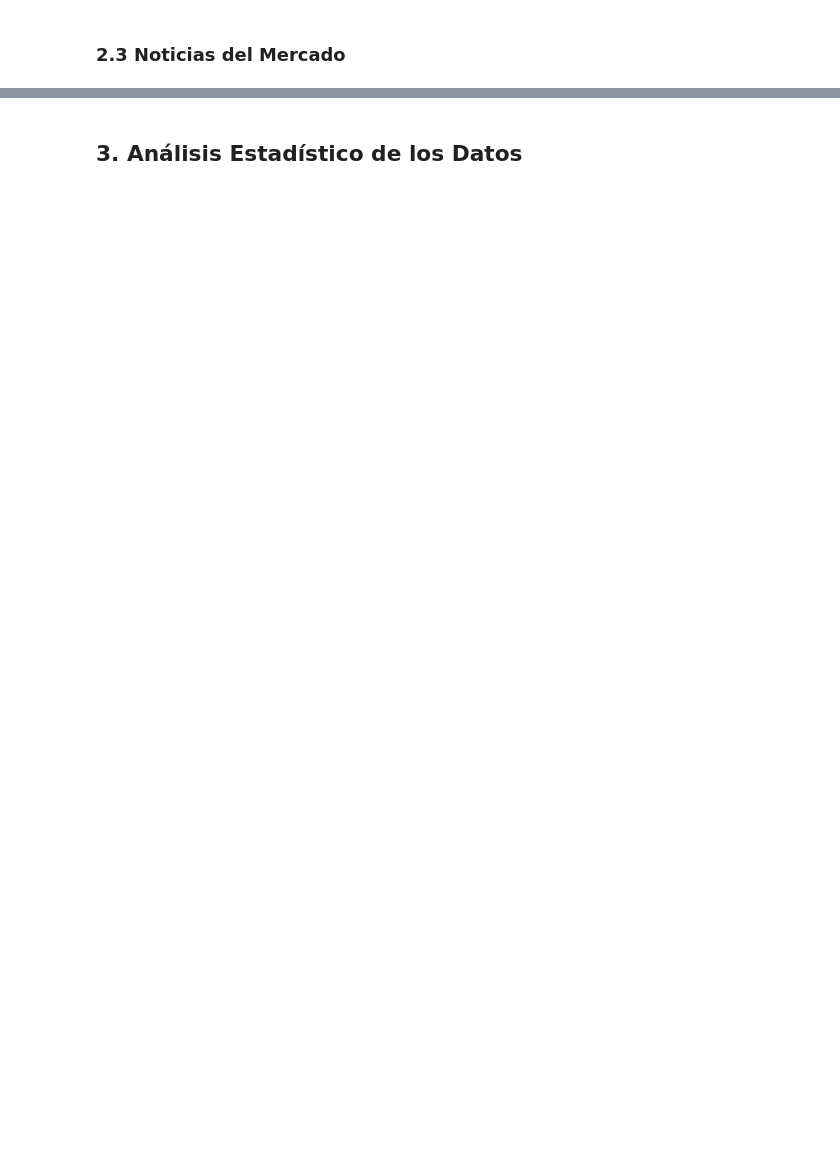
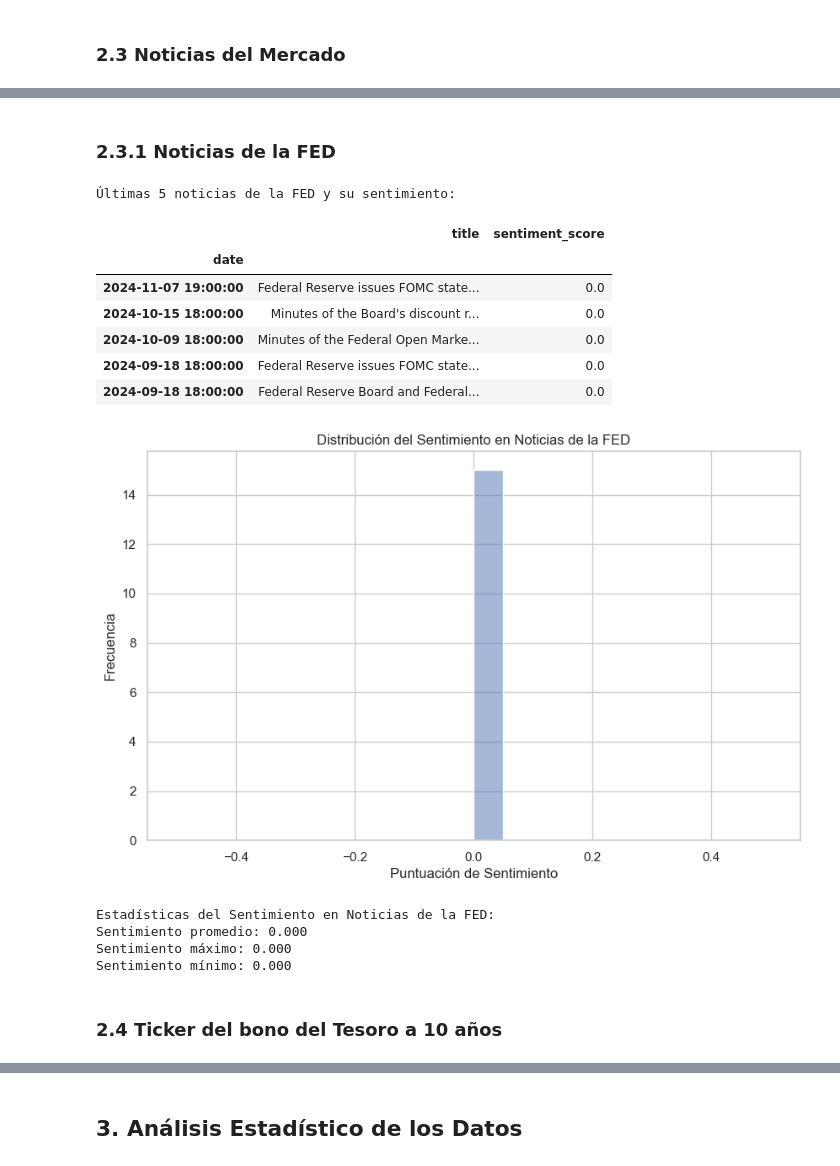
Before and after one commit to GerardoMayel/banco-base-proyecto-test, a Jupyter notebook: notebooks/data-collection-notebook.ipynb, the cells around one changed output, grey strips where cells are left out. Cells and saved outputs as stored; diff of their text form; code cells hidden in the pictures; blank space fills up the shorter version.

```diff
--- a/notebooks/data-collection-notebook.ipynb
+++ b/notebooks/data-collection-notebook.ipynb
@@ -286,0 +286,47 @@ use_inf_as_na option is deprecated and will be removed in a future version. Conv
+# %% [markdown]
+### 2.3.1 Noticias de la FED
+# %%
+# Obtener noticias
+news_data = collector.get_rss_news()
+
+# Filtrar noticias de la FED
+fed_news = news_data[news_data['source'] == 'fed_minutas']
+
+# Verificar si se obtuvieron noticias de la FED
+if not fed_news.empty:
+    # Mostrar las últimas 5 noticias de la FED y su sentimiento
+    print("Últimas 5 noticias de la FED y su sentimiento:")
+    latest_fed_news = fed_news[['title', 'sentiment_score']].head()
+    display(latest_fed_news)
+
+    # Visualizar la distribución del sentimiento en noticias de la FED
+    plt.figure(figsize=(10, 6))
+    sns.histplot(data=fed_news, x='sentiment_score', bins=20, kde=True)
+    plt.title('Distribución del Sentimiento en Noticias de la FED')
+    plt.xlabel('Puntuación de Sentimiento')
+    plt.ylabel('Frecuencia')
+    plt.show()
+
+    # Calcular y mostrar estadísticas de sentimiento para las noticias de la FED
+    print("\nEstadísticas del Sentimiento en Noticias de la FED:")
+    print(f"Sentimiento promedio: {fed_news['sentiment_score'].mean():.3f}")
+    print(f"Sentimiento máximo: {fed_news['sentiment_score'].max():.3f}")
+    print(f"Sentimiento mínimo: {fed_news['sentiment_score'].min():.3f}")
+else:
+    print("No se obtuvieron noticias de la FED.")
+# %% [output]
+Últimas 5 noticias de la FED y su sentimiento:
+|  | title | sentiment_score |
+| date |  |  |
+| 2024-11-07 19:00:00 | Federal Reserve issues FOMC state... | 0.0 |
+| 2024-10-15 18:00:00 | Minutes of the Board's discount r... | 0.0 |
+| 2024-10-09 18:00:00 | Minutes of the Federal Open Marke... | 0.0 |
+| 2024-09-18 18:00:00 | Federal Reserve issues FOMC state... | 0.0 |
+| 2024-09-18 18:00:00 | Federal Reserve Board and Federal... | 0.0 |
+[figure, added]
+Estadísticas del Sentimiento en Noticias de la FED:
+Sentimiento promedio: 0.000
+Sentimiento máximo: 0.000
+Sentimiento mínimo: 0.000
+# %% [markdown]
+### 2.4 Ticker del bono del Tesoro a 10 años
```
Also changed, not shown: parts of 10 cells of this notebook, 8 other files.
